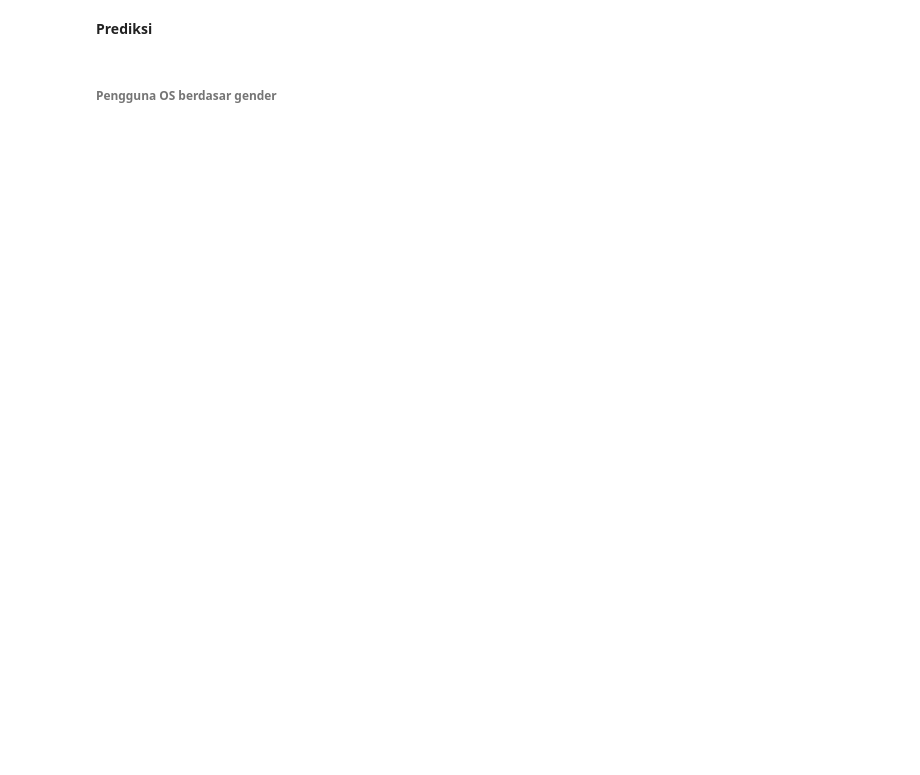
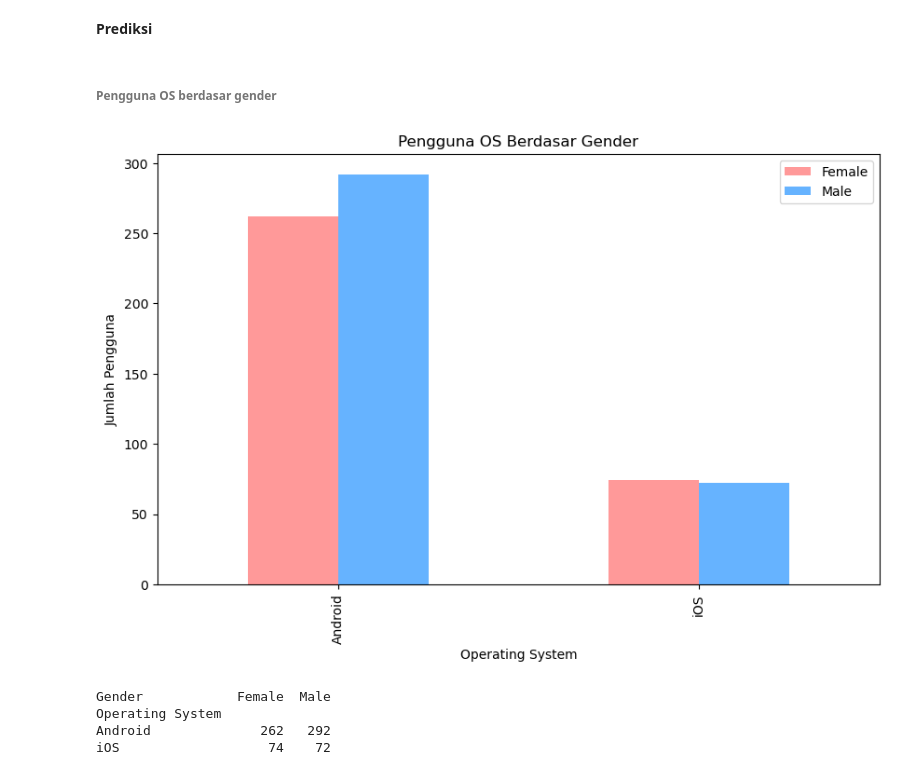
Before and after one commit to Bokibyte/PProKom, a Jupyter notebook: Semester_3/Data_Mining/P2_1611/Project_UTS.ipynb, the cells around one changed output. Drawn from its saved outputs; the diff is of its cells as text; code cells hidden in the pictures; blank space fills up the shorter version.

```diff
--- a/Semester_3/Data_Mining/P2_1611/Project_UTS.ipynb
+++ b/Semester_3/Data_Mining/P2_1611/Project_UTS.ipynb
@@ -265,3 +277,28 @@ Text(0.5, 1.0, 'Perbandingan Model Device dengan Gender')
 **Prediksi**
 # %% [markdown]
 ###### **Pengguna OS berdasar gender**
+# %%
+# kelompokan data lalu hitung
+total_os_by_gender = user_behavior.groupby(['Operating System', 'Gender']).size().unstack(fill_value=0)
+
+# visualisasikaan pakai bar chart
+# warna pertama untuk "Female" kedua "Male"
+total_os_by_gender.plot(kind='bar', stacked=False, figsize=(10, 6), color=['#ff9999','#66b3ff'])
+
+# Tambahkan label dan judul
+plt.xlabel('Operating System')
+plt.ylabel('Jumlah Pengguna')
+plt.title('Pengguna OS Berdasar Gender')
+plt.legend()
+
+# tampilkan
+plt.show()
+
+# tampilkan plain textnya
+print(total_model_by_os)
+# %% [output]
+[figure, added]
+Gender            Female  Male
+Operating System
+Android              262   292
+iOS                   74    72
```
Also changed, not shown: parts of 10 cells of this notebook.
